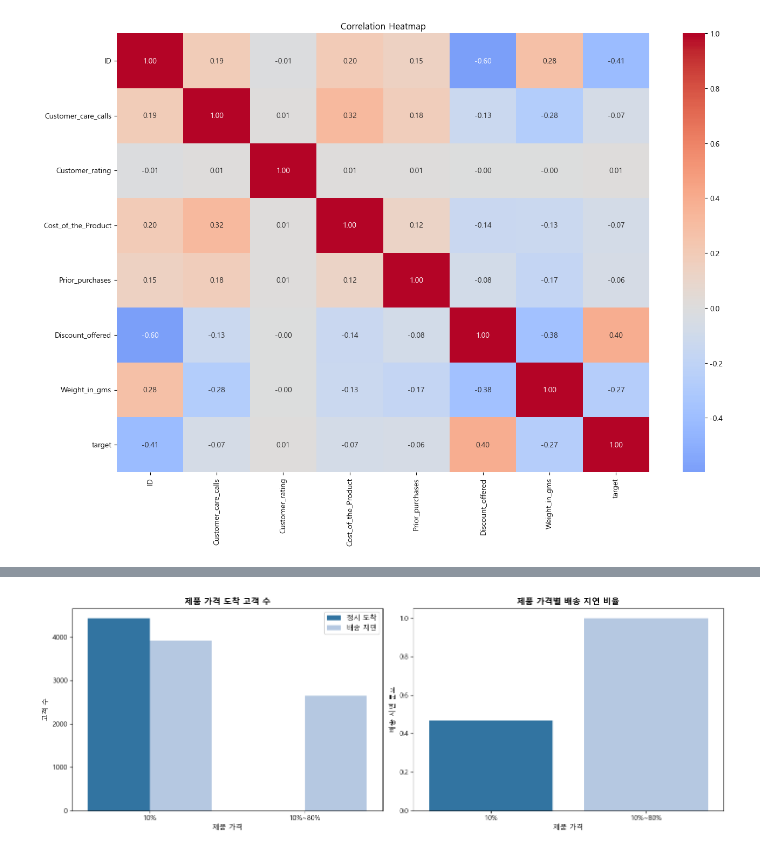
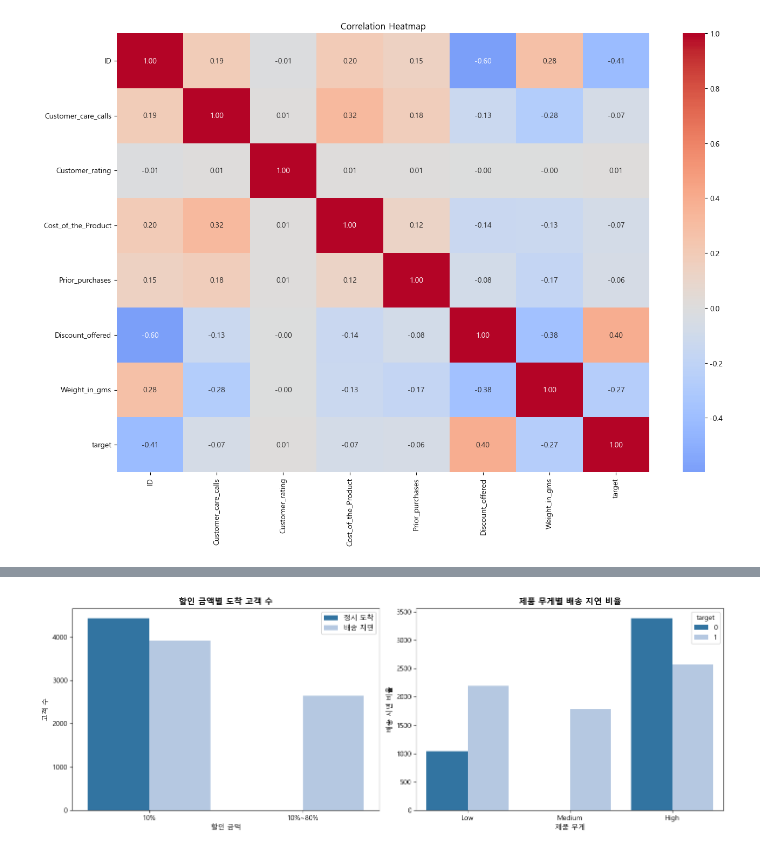
Before and after one commit to dfre1233-sddweq/Ecom_Shipping, a Jupyter notebook: 데이터분석 찬영.ipynb, the cells around one changed output, grey strips where cells are left out. Saved outputs shown, nothing was run; the diff lists cells and outputs as text; code cells hidden in the pictures.

```diff
--- a/데이터분석 찬영.ipynb
+++ b/데이터분석 찬영.ipynb
@@ -399,2 +469,9 @@ Text(0, 0.5, '배송 지연 분포')
 # %%
-df['Discount_Amount'] = df['Cost_of_the_Product'] * (df['Discount_offered'] / 100)
+# 최종 금액
+df['Final_Cost'] = df['Cost_of_the_Product']*(100-df['Discount_offered'])/100
+# 가격 대비 무게 (단위 가격당 무게 밀도)
+df['Weight_per_Cost'] = df['Weight_in_gms'] / df['Cost_of_the_Product']
+# 할인
+df['Discount_Bin'] = pd.cut(df['Discount_offered'], bins=[0, 10,100], labels=['10%', '10%~80%'])
+# 무게의 구분
+df['Weight_Bin'] = pd.cut(df['Weight_in_gms'], bins=[0, 2000,4000,8000], labels=['Low', 'Medium', 'High'])
@@ -431,20 +478,34 @@ plt.show()
-# %%
-df['10%'] = pd.cut(df['Discount_offered'], bins=[0, 10,100], labels=['10%', '10%~80%'])
-# %%
-fig, axes = plt.subplots(1, 2, figsize=(14, 5))
-
-sns.countplot(x='10%', hue='target', data=df, palette='tab20', ax=axes[0])
-axes[0].set_title('제품 가격 도착 고객 수', fontweight='bold')
-axes[0].legend(['정시 도착', '배송 지연'])
-axes[0].set_xlabel('제품 가격')
-axes[0].set_ylabel('고객 수')
-
-sns.barplot(x='10%', y='target', data=df, palette='tab20', hue='10%', legend=False, errorbar=None, ax=axes[1])
-axes[1].set_title('제품 가격별 배송 지연 비율', fontweight='bold')
-axes[1].set_xlabel('제품 가격')
-axes[1].set_ylabel('배송 지연 분포')
-
-plt.tight_layout()
-plt.show()
-# %% [output]
-[figure, removed]
+# %%
+# 1. 구매 당 할인액 (단골 고객 혜택 지표)
+# 이전 구매 횟수가 많은 고객에게 할인이 얼마나 집중되었는지 확인
+df['Discount_per_Purchase'] = df['Discount_offered'] / (df['Prior_purchases'] + 1)
+
+# 2. 문의 당 무게 (배송 관리 부하 지표)
+# 무거운 물건일수록 문의 전화가 많았는지, 아니면 무거운데도 문의가 적었는지 측정
+df['Weight_per_Call'] = df['Weight_in_gms'] / (df['Customer_care_calls'] + 1)
+
+# 3. 무게당 할인액 (무게 대비 가성비 지표)
+# 가벼운 물건에 할인이 몰렸는지, 무거운 물건에 할인이 몰렸는지 확인 (배송 우선순위와 관련)
+df['Discount_per_Gram'] = df['Discount_offered'] / df['Weight_in_gms']
+# %%
+fig, axes = plt.subplots(1, 2, figsize=(14, 5))
+
+sns.countplot(x='Discount_Bin', hue='target', data=df, palette='tab20', ax=axes[0])
+axes[0].set_title('할인 금액별 도착 고객 수', fontweight='bold')
+axes[0].legend(['정시 도착', '배송 지연'])
+axes[0].set_xticks([0, 1])
+axes[0].set_xticklabels(['10%', '10%~80%'])
+axes[0].set_xlabel('할인 금액')
+axes[0].set_ylabel('고객 수')
+
+sns.countplot(x='Weight_Bin', hue='target', data=df, palette='tab20', ax=axes[1])
+axes[1].set_title('제품 무게별 배송 지연 비율', fontweight='bold')
+axes[1].set_xticks([0, 1, 2])
+axes[1].set_xticklabels(['Low', 'Medium', 'High'])
+axes[1].set_xlabel('제품 무게')
+axes[1].set_ylabel('배송 지연 비율')
+
+plt.tight_layout()
+plt.show()
+# %% [output]
+[figure, added]
```
Also changed, not shown: parts of 36 cells of this notebook, 6 other files.
